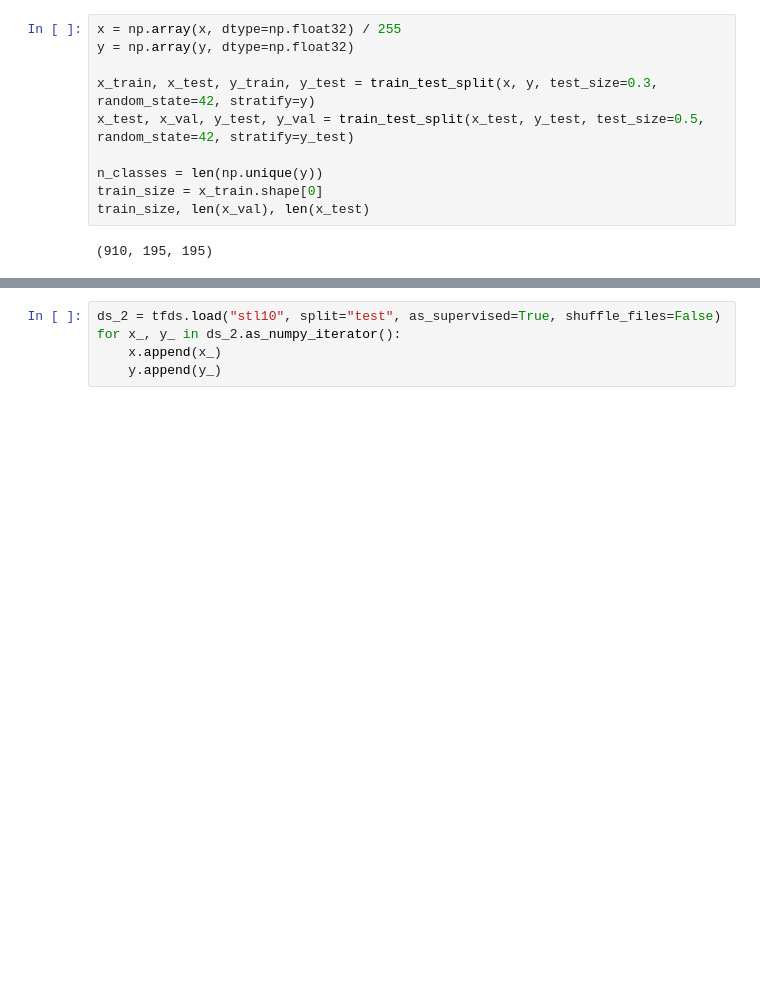
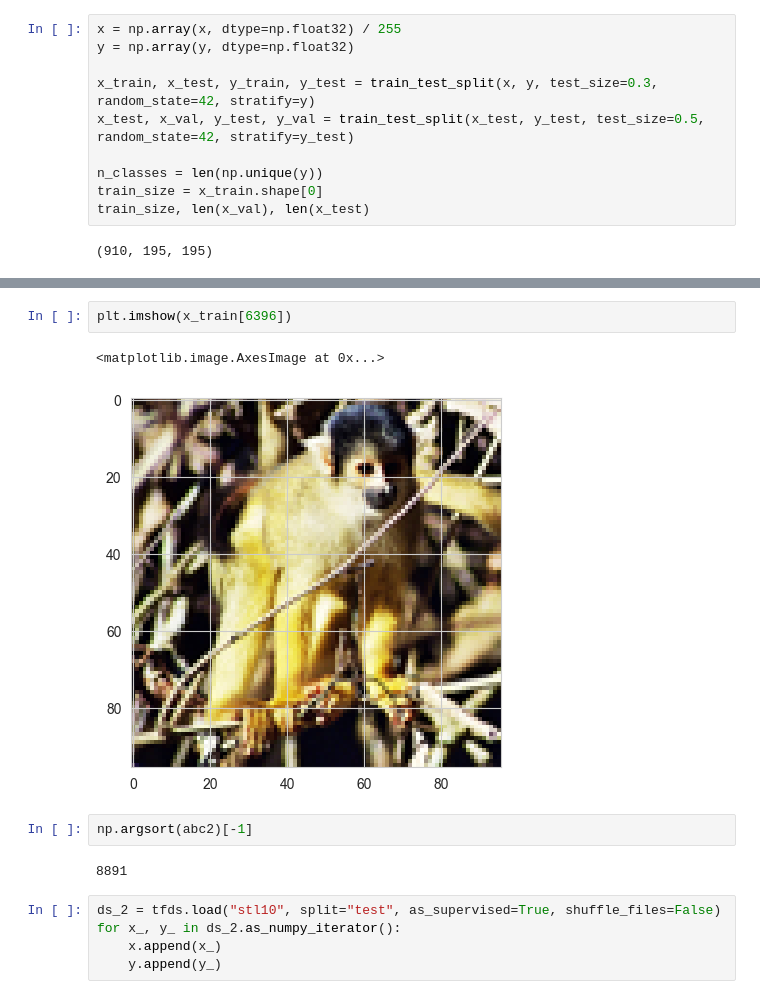
Before and after one commit to dbugajny/CurriculumLearning, a Jupyter notebook: notebooks/curriculum_learning_edges.ipynb, the cells around one changed output, grey strips where cells are left out. Cells and saved outputs as stored; diff of their text form; blank space fills up the shorter version.

```diff
--- a/notebooks/curriculum_learning_edges.ipynb
+++ b/notebooks/curriculum_learning_edges.ipynb
@@ -68,3 +65,12 @@ edges_sum = np.sum(edges_sum, axis=-1)
+# %%
+plt.imshow(x_train[6396])
+# %% [output]
+<matplotlib.image.AxesImage at 0x...>
+[figure, added]
+# %%
+np.argsort(abc2)[-1]
+# %% [output]
+8891
 # %%
 ds_2 = tfds.load("stl10", split="test", as_supervised=True, shuffle_files=False)
 for x_, y_ in ds_2.as_numpy_iterator():
```
Also changed, not shown: parts of 5 cells of this notebook, 2 other files.
